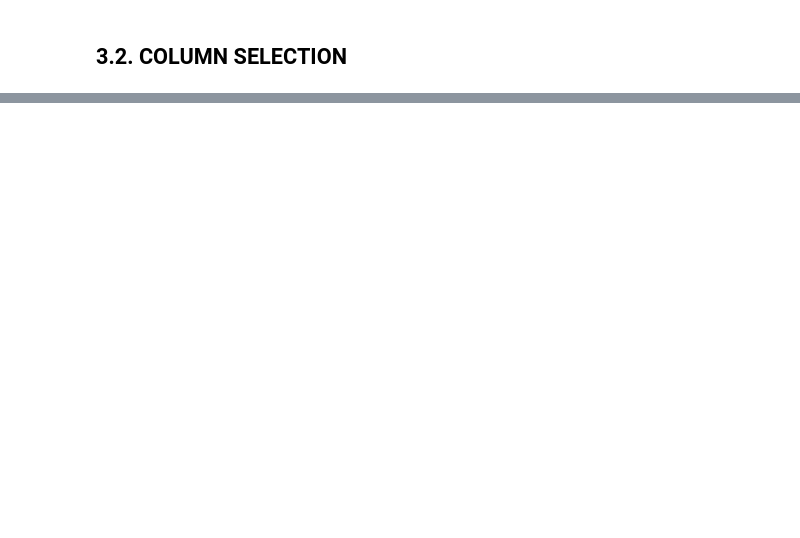
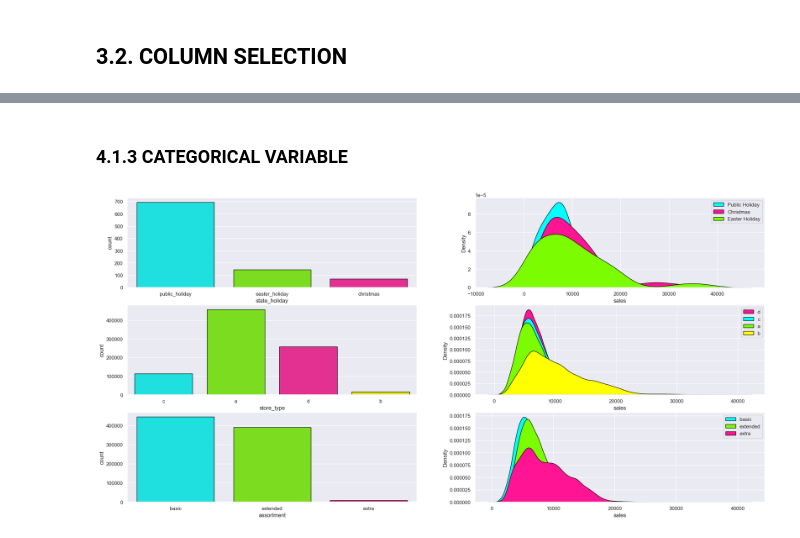
Before and after one commit to JoseEduardof93/Pharmacy-Sales-Forecast, a Jupyter notebook: notebooks/mod04_v01_forecast_project_eda.ipynb, the cells around one changed output, grey strips where cells are left out. Drawn from its saved outputs; the diff is of its cells as text; code cells hidden in the pictures; blank space fills up the shorter version.

```diff
--- a/notebooks/mod04_v01_forecast_project_eda.ipynb
+++ b/notebooks/mod04_v01_forecast_project_eda.ipynb
@@ -390,0 +382,42 @@ df3.head()
+# %% [markdown]
+### 4.1.3 CATEGORICAL VARIABLE
+# %%
+# state_holiday
+df4['state_holiday'].drop_duplicates()
+
+plt.subplot(3, 2, 1)
+a= df4[df4['state_holiday'] != 'regular_day']
+sns.countplot(x=a['state_holiday'], palette = colors, alpha = 1, edgecolor= 'black')
+
+plt.subplot(3, 2, 2)
+sns.kdeplot(df4[df4['state_holiday'] == 'public_holiday']['sales'], label='Public Holiday', color = 'cyan', alpha=1, fill=True, edgecolor='black')
+sns.kdeplot(df4[df4['state_holiday'] == 'christmas']['sales'], label='Christmas', color = 'deeppink', alpha=1, fill=True, edgecolor='black')
+sns.kdeplot(df4[df4['state_holiday'] == 'easter_holiday']['sales'], label='Easter Holiday',color = 'lawngreen', alpha=1,fill=True, edgecolor='black')
+plt.legend()
+
+# store_type
+df4['store_type'].drop_duplicates()
+
+plt.subplot(3, 2, 3)
+sns.countplot(x=df4['store_type'], palette = colors, alpha = 1, edgecolor= 'black')
+
+plt.subplot(3, 2, 4)
+sns.kdeplot(df4[df4['store_type'] == 'd']['sales'], label='d',color = 'deeppink', alpha=1,fill=True, edgecolor='black')
+sns.kdeplot(df4[df4['store_type'] == 'c']['sales'], label='c',color = 'cyan', alpha=1,fill=True, edgecolor='black')
+sns.kdeplot(df4[df4['store_type'] == 'a']['sales'], label='a', color = 'lawngreen', alpha=1, fill=True, edgecolor='black')
+sns.kdeplot(df4[df4['store_type'] == 'b']['sales'], label='b', color = 'yellow', alpha=1, fill=True, edgecolor='black')
+plt.legend()
+
+# assortment
+df4['assortment'].drop_duplicates()
+
+plt.subplot(3, 2, 5)
+sns.countplot(x=df4['assortment'], palette = colors, alpha = 1, edgecolor= 'black')
+
+plt.subplot(3, 2, 6)
+sns.kdeplot(df4[df4['assortment'] == 'basic']['sales'], label='basic',color = 'cyan', alpha=1,fill=True, edgecolor='black')
+sns.kdeplot(df4[df4['assortment'] == 'extended']['sales'], label='extended',color = 'lawngreen', alpha=1,fill=True, edgecolor='black')
+sns.kdeplot(df4[df4['assortment'] == 'extra']['sales'], label='extra', color = 'deeppink', alpha=1, fill=True, edgecolor='black')
+plt.legend();
+# %% [output]
+[figure, added]
```
Also changed, not shown: parts of 21 cells of this notebook.
